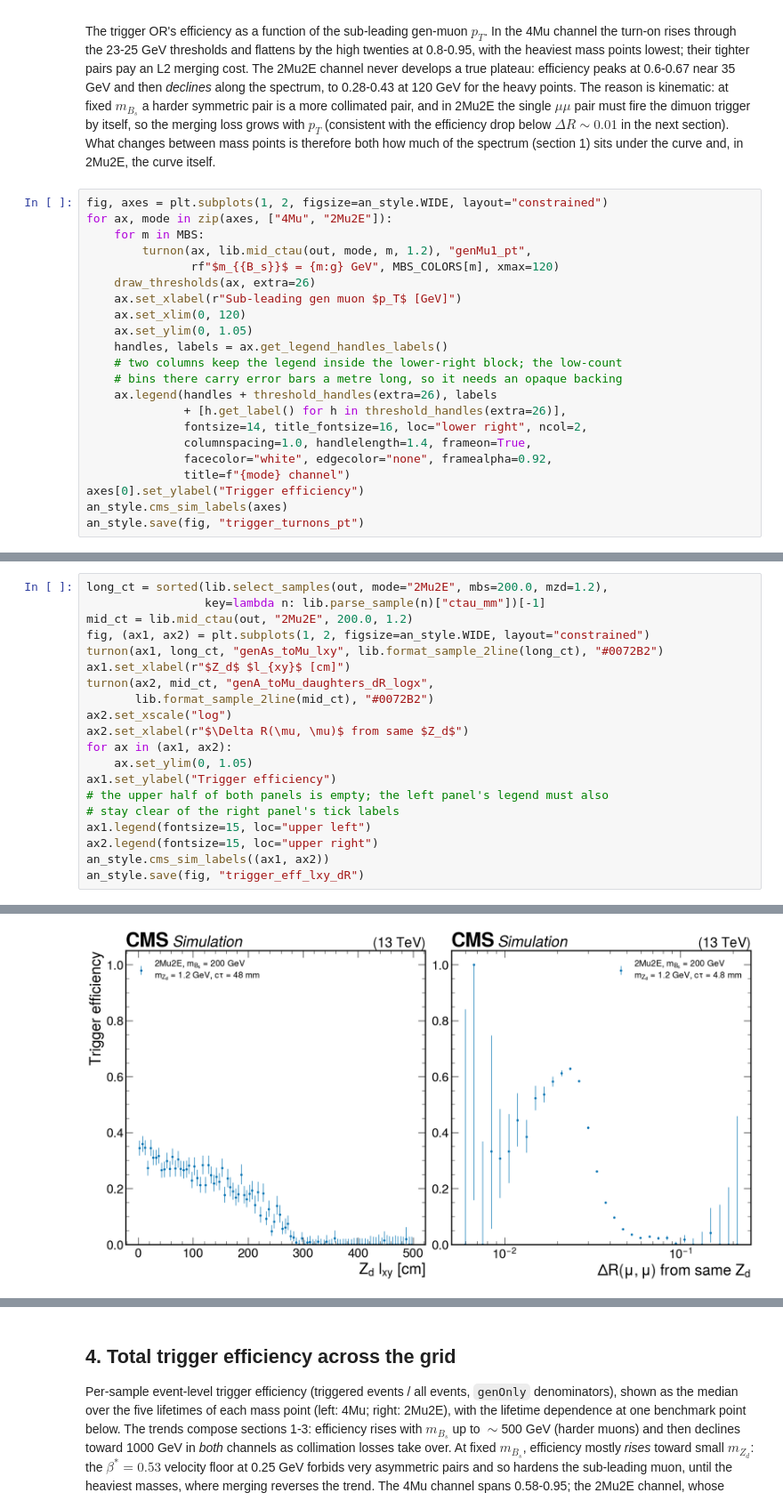
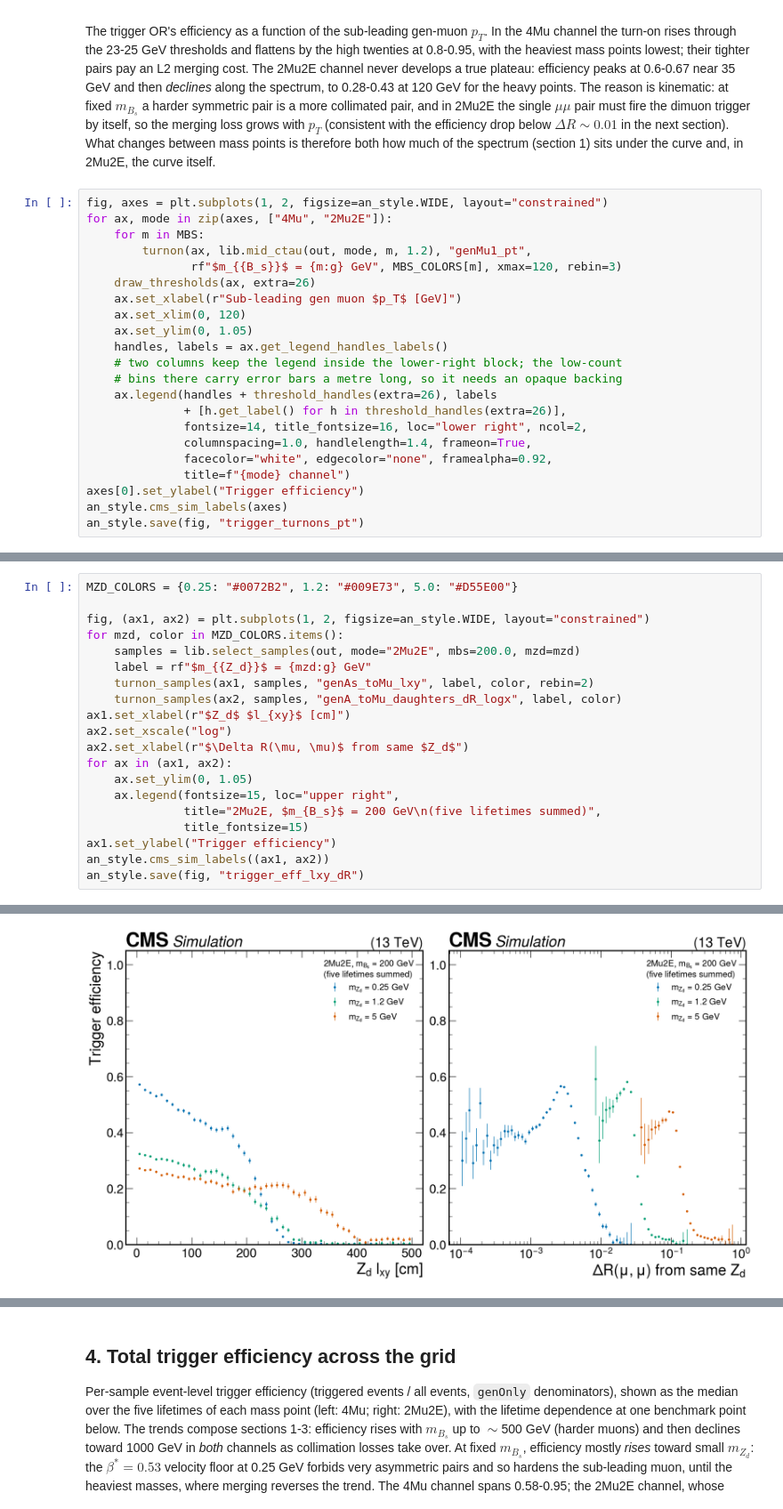
Before and after one commit to mariajose2398/SIDM, a Jupyter notebook: sidm/studies/truth_kinematics_forAN/trigger_context_forAN.ipynb, the cells around one changed output, grey strips where cells are left out. Shown at 89% size. Cells and saved outputs as stored; diff of their text form.

```diff
--- a/sidm/studies/truth_kinematics_forAN/trigger_context_forAN.ipynb
+++ b/sidm/studies/truth_kinematics_forAN/trigger_context_forAN.ipynb
@@ -156,7 +186,7 @@ fig, axes = plt.subplots(1, 2, figsize=an_style.WIDE, layout="constrained")
 for ax, mode in zip(axes, ["4Mu", "2Mu2E"]):
     for m in MBS:
         turnon(ax, lib.mid_ctau(out, mode, m, 1.2), "genMu1_pt",
-               rf"$m_{{B_s}}$ = {m:g} GeV", MBS_COLORS[m], xmax=120)
+               rf"$m_{{B_s}}$ = {m:g} GeV", MBS_COLORS[m], xmax=120, rebin=3)
     draw_thresholds(ax, extra=26)
     ax.set_xlabel(r"Sub-leading gen muon $p_T$ [GeV]")
     ax.set_xlim(0, 120)
@@ -199,24 +243,24 @@ lifetime to populate large $l_{xy}$; right: middle lifetime.*
 # %%
-long_ct = sorted(lib.select_samples(out, mode="2Mu2E", mbs=200.0, mzd=1.2),
-                 key=lambda n: lib.parse_sample(n)["ctau_mm"])[-1]
-mid_ct = lib.mid_ctau(out, "2Mu2E", 200.0, 1.2)
+MZD_COLORS = {0.25: "#0072B2", 1.2: "#009E73", 5.0: "#D55E00"}
+
 fig, (ax1, ax2) = plt.subplots(1, 2, figsize=an_style.WIDE, layout="constrained")
-turnon(ax1, long_ct, "genAs_toMu_lxy", lib.format_sample_2line(long_ct), "#0072B2")
+for mzd, color in MZD_COLORS.items():
+    samples = lib.select_samples(out, mode="2Mu2E", mbs=200.0, mzd=mzd)
+    label = rf"$m_{{Z_d}}$ = {mzd:g} GeV"
+    turnon_samples(ax1, samples, "genAs_toMu_lxy", label, color, rebin=2)
+    turnon_samples(ax2, samples, "genA_toMu_daughters_dR_logx", label, color)
 ax1.set_xlabel(r"$Z_d$ $l_{xy}$ [cm]")
-turnon(ax2, mid_ct, "genA_toMu_daughters_dR_logx",
-       lib.format_sample_2line(mid_ct), "#0072B2")
 ax2.set_xscale("log")
 ax2.set_xlabel(r"$\Delta R(\mu, \mu)$ from same $Z_d$")
 for ax in (ax1, ax2):
     ax.set_ylim(0, 1.05)
+    ax.legend(fontsize=15, loc="upper right",
+              title="2Mu2E, $m_{B_s}$ = 200 GeV\n(five lifetimes summed)",
+              title_fontsize=15)
 ax1.set_ylabel("Trigger efficiency")
-# the upper half of both panels is empty; the left panel's legend must also
-# stay clear of the right panel's tick labels
-ax1.legend(fontsize=15, loc="upper left")
-ax2.legend(fontsize=15, loc="upper right")
 an_style.cms_sim_labels((ax1, ax2))
 an_style.save(fig, "trigger_eff_lxy_dR")
 # %% [output]
 saved /uscms_data/d3/murtazas/SIDM-wt-truthkin/sidm/studies/truth_kinematics_forAN/figures/trigger_eff_lxy_dR.pdf
 '/uscms_data/d3/murtazas/SIDM-wt-truthkin/sidm/studies/truth_kinematics_forAN/figures/trigger_eff_lxy_dR.pdf'
-[figure, old version]
+[figure, new version]
```
Also changed, not shown: parts of 6 cells of this notebook.
